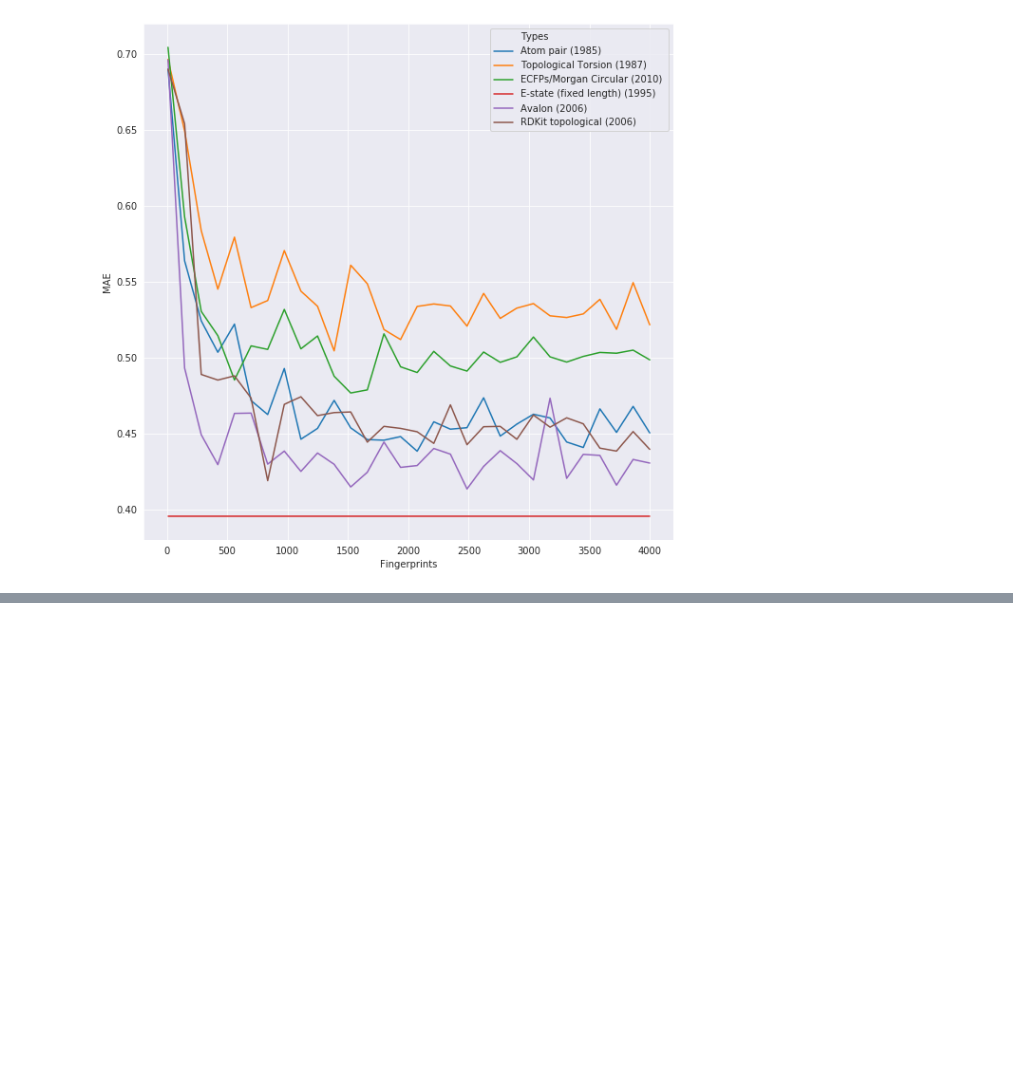
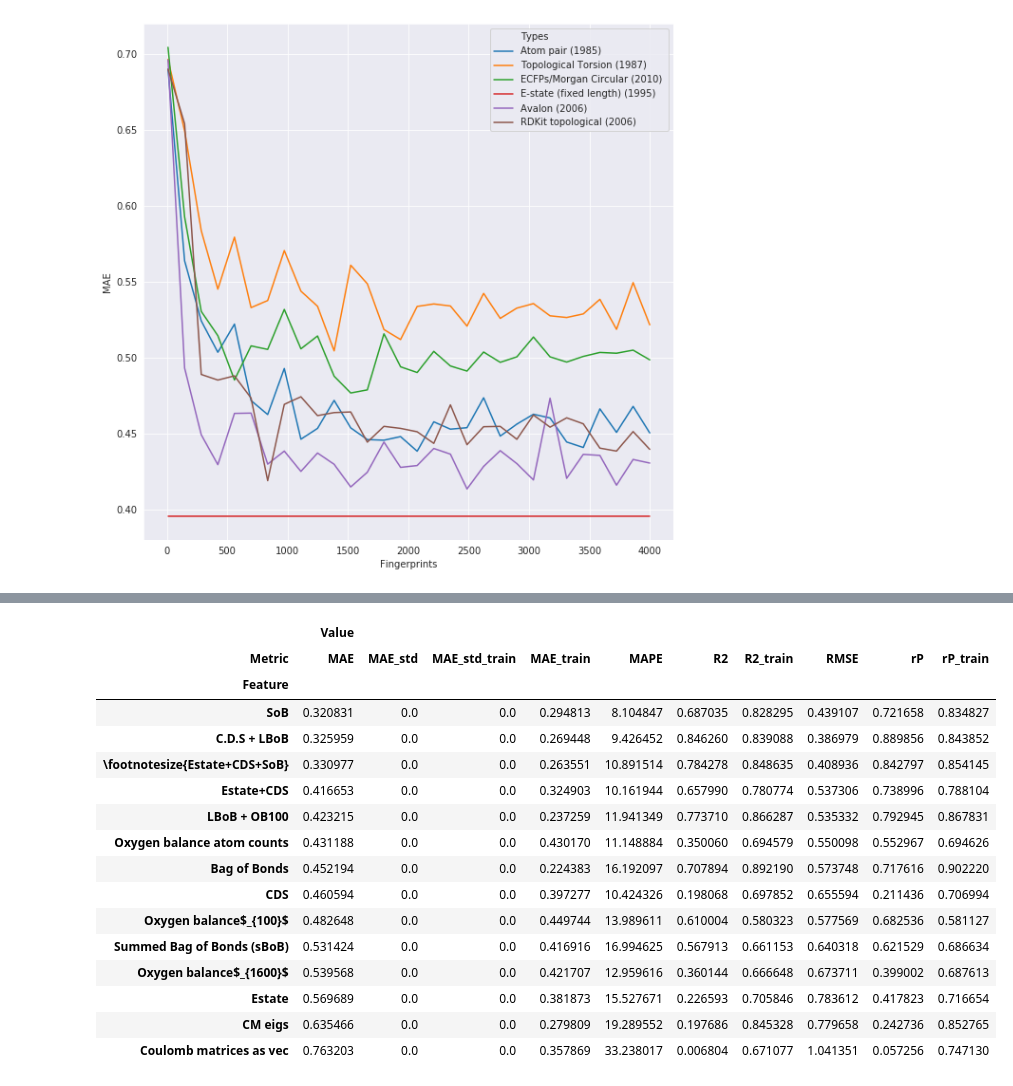
Before and after one commit to rahul-aedula95/ScientificML, a Jupyter notebook: 104/104.ipynb, the cells around one changed output, grey strips where cells are left out. Saved outputs shown, nothing was run; the diff lists cells and outputs as text; code cells hidden in the pictures; blank space fills up the shorter version.

```diff
--- a/104/104.ipynb
+++ b/104/104.ipynb
@@ -132,0 +166,22 @@ best = pickle.load( open( "all_nested_best_KRR_SoB.pkl", "rb" ) )
+# %%
+table = pd.pivot_table(df, values=['Value'], index=['Feature'],columns=['Metric'])
+table = table.sort_values(by=[('Value','MAE')])
+table
+# %% [output]
+|  | Value |  |  |  |  |  |  |  |  |  |
+| Metric | MAE | MAE_std | MAE_std_train | MAE_train | MAPE | R2 | R2_train | RMSE | rP | rP_train |
+| Feature |  |  |  |  |  |  |  |  |  |  |
+| SoB | 0.320831 | 0.0 | 0.0 | 0.294813 | 8.104847 | 0.687035 | 0.828295 | 0.439107 | 0.721658 | 0.834827 |
+| C.D.S + LBoB | 0.325959 | 0.0 | 0.0 | 0.269448 | 9.426452 | 0.846260 | 0.839088 | 0.386979 | 0.889856 | 0.843852 |
+| \footnotesize{Estate+CDS+SoB} | 0.330977 | 0.0 | 0.0 | 0.263551 | 10.891514 | 0.784278 | 0.848635 | 0.408936 | 0.842797 | 0.854145 |
+| Estate+CDS | 0.416653 | 0.0 | 0.0 | 0.324903 | 10.161944 | 0.657990 | 0.780774 | 0.537306 | 0.738996 | 0.788104 |
+| LBoB + OB100 | 0.423215 | 0.0 | 0.0 | 0.237259 | 11.941349 | 0.773710 | 0.866287 | 0.535332 | 0.792945 | 0.867831 |
+| Oxygen balance atom counts | 0.431188 | 0.0 | 0.0 | 0.430170 | 11.148884 | 0.350060 | 0.694579 | 0.550098 | 0.552967 | 0.694626 |
+| Bag of Bonds | 0.452194 | 0.0 | 0.0 | 0.224383 | 16.192097 | 0.707894 | 0.892190 | 0.573748 | 0.717616 | 0.902220 |
+| CDS | 0.460594 | 0.0 | 0.0 | 0.397277 | 10.424326 | 0.198068 | 0.697852 | 0.655594 | 0.211436 | 0.706994 |
+| Oxygen balance$_{100}$ | 0.482648 | 0.0 | 0.0 | 0.449744 | 13.989611 | 0.610004 | 0.580323 | 0.577569 | 0.682536 | 0.581127 |
+| Summed Bag of Bonds (sBoB) | 0.531424 | 0.0 | 0.0 | 0.416916 | 16.994625 | 0.567913 | 0.661153 | 0.640318 | 0.621529 | 0.686634 |
+| Oxygen balance$_{1600}$ | 0.539568 | 0.0 | 0.0 | 0.421707 | 12.959616 | 0.360144 | 0.666648 | 0.673711 | 0.399002 | 0.687613 |
+| Estate | 0.569689 | 0.0 | 0.0 | 0.381873 | 15.527671 | 0.226593 | 0.705846 | 0.783612 | 0.417823 | 0.716654 |
+| CM eigs | 0.635466 | 0.0 | 0.0 | 0.279809 | 19.289552 | 0.197686 | 0.845328 | 0.779658 | 0.242736 | 0.852765 |
+| Coulomb matrices as vec | 0.763203 | 0.0 | 0.0 | 0.357869 | 33.238017 | 0.006804 | 0.671077 | 1.041351 | 0.057256 | 0.747130 |
```
Also changed, not shown: parts of 4 cells of this notebook.
